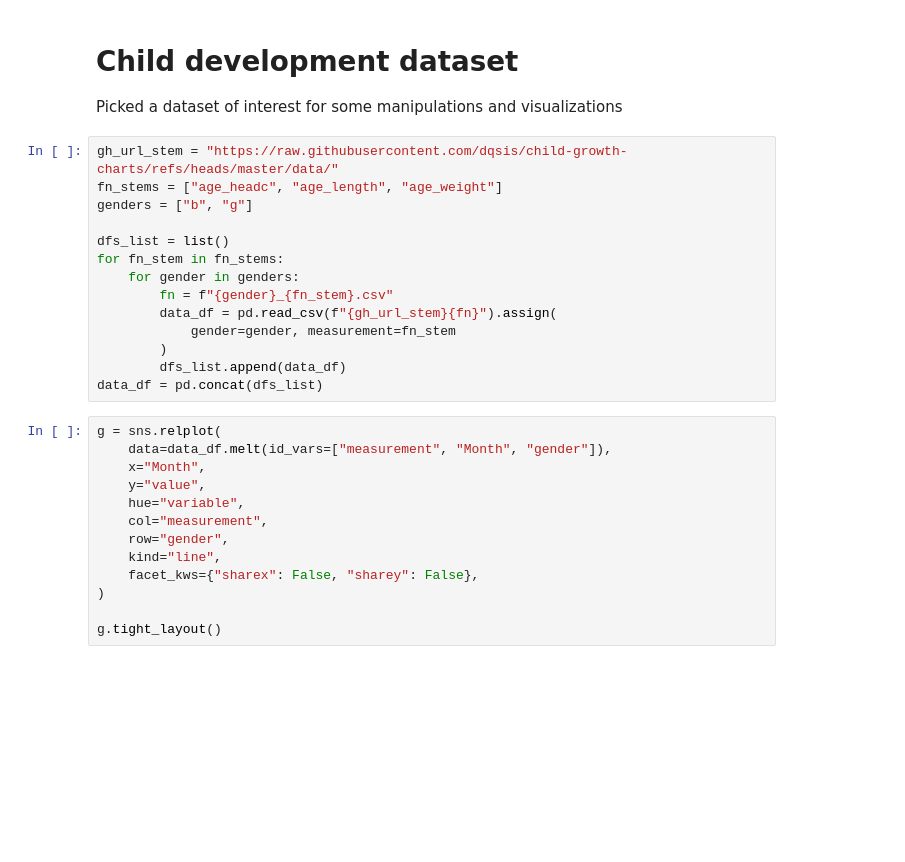
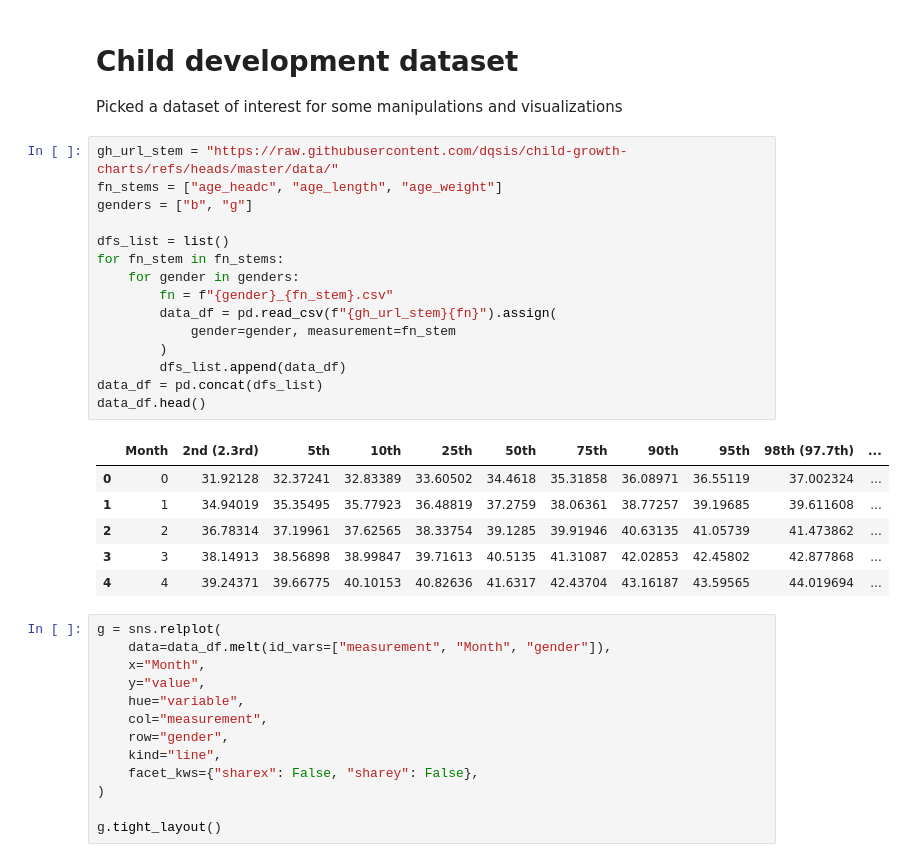
Before and after one commit to benslack19/data-science-base-repo, a Jupyter notebook: project/nb_template.ipynb, the cells around one changed output. Cells and saved outputs as stored; diff of their text form; blank space fills up the shorter version.

```diff
--- a/project/nb_template.ipynb
+++ b/project/nb_template.ipynb
@@ -95,17 +95,25 @@ Picked a dataset of interest for some manipulations and visualizations
 # %%
 gh_url_stem = "https://raw.githubusercontent.com/dqsis/child-growth-charts/refs/heads/master/data/"
 fn_stems = ["age_headc", "age_length", "age_weight"]
 genders = ["b", "g"]
 
 dfs_list = list()
 for fn_stem in fn_stems:
     for gender in genders:
         fn = f"{gender}_{fn_stem}.csv"
         data_df = pd.read_csv(f"{gh_url_stem}{fn}").assign(
             gender=gender, measurement=fn_stem
         )
         dfs_list.append(data_df)
 data_df = pd.concat(dfs_list)
+data_df.head()
+# %% [output]
+|  | Month | 2nd (2.3rd) | 5th | 10th | 25th | 50th | 75th | 90th | 95th | 98th (97.7th) | ... |
+| 0 | 0 | 31.92128 | 32.37241 | 32.83389 | 33.60502 | 34.4618 | 35.31858 | 36.08971 | 36.55119 | 37.002324 | ... |
+| 1 | 1 | 34.94019 | 35.35495 | 35.77923 | 36.48819 | 37.2759 | 38.06361 | 38.77257 | 39.19685 | 39.611608 | ... |
+| 2 | 2 | 36.78314 | 37.19961 | 37.62565 | 38.33754 | 39.1285 | 39.91946 | 40.63135 | 41.05739 | 41.473862 | ... |
+| 3 | 3 | 38.14913 | 38.56898 | 38.99847 | 39.71613 | 40.5135 | 41.31087 | 42.02853 | 42.45802 | 42.877868 | ... |
+| 4 | 4 | 39.24371 | 39.66775 | 40.10153 | 40.82636 | 41.6317 | 42.43704 | 43.16187 | 43.59565 | 44.019694 | ... |
 # %%
 g = sns.relplot(
     data=data_df.melt(id_vars=["measurement", "Month", "gender"]),
```
Also changed, not shown: parts of 6 cells of this notebook.
